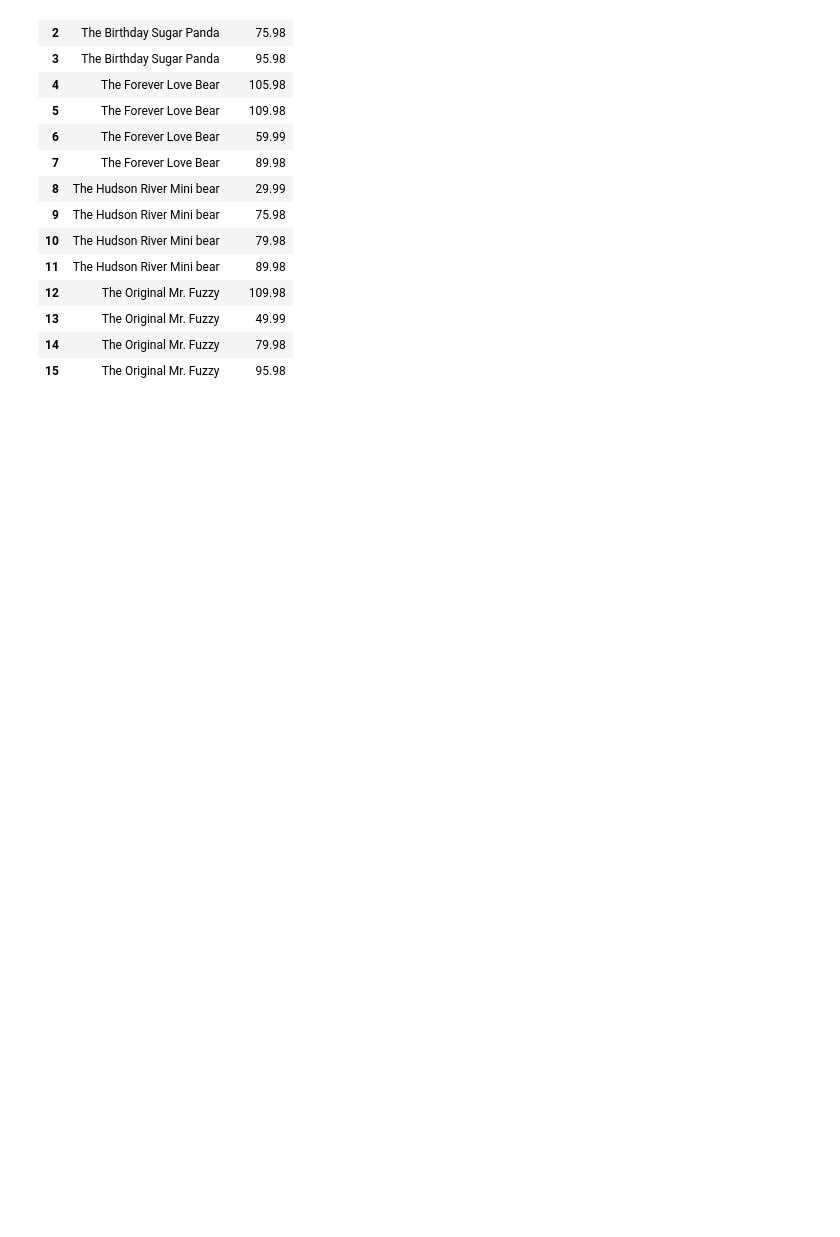
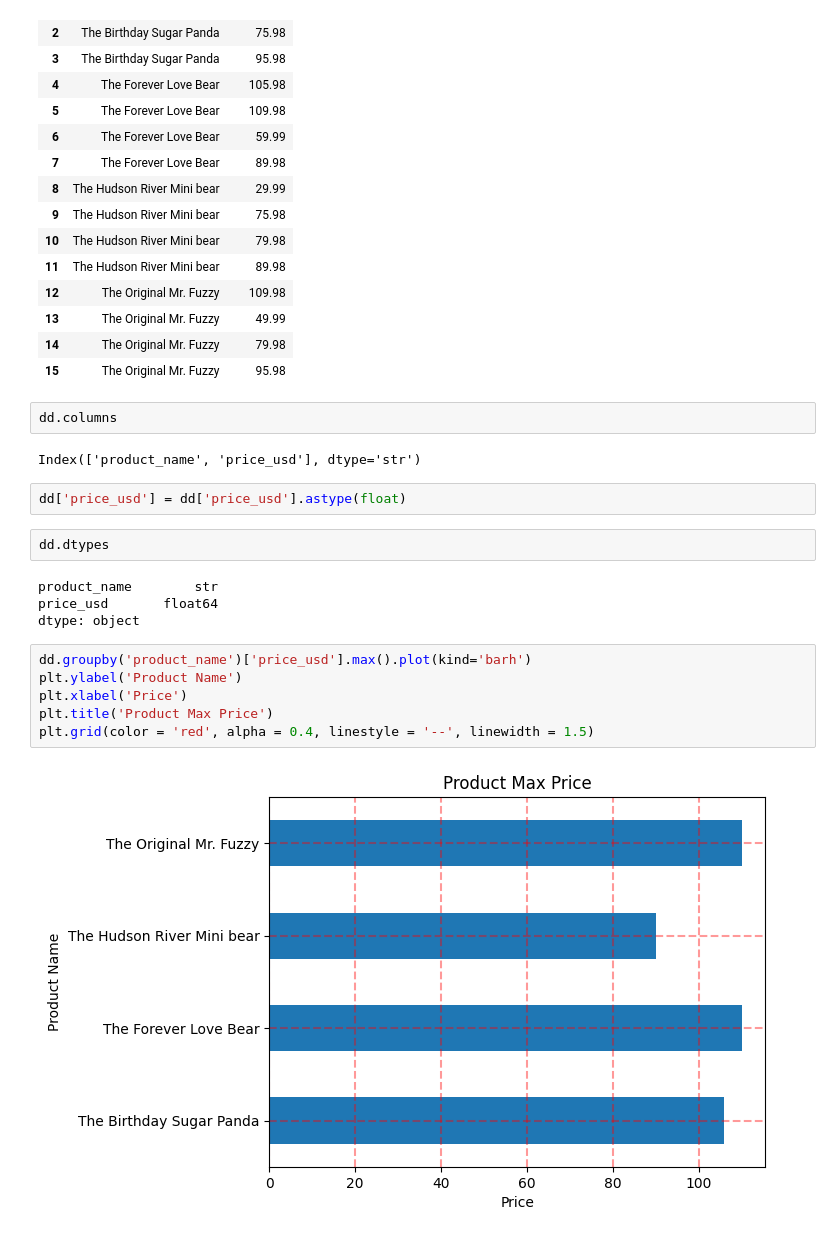
Before and after one commit to krasigarev/Python-Connection-With-SQL-Server, a Jupyter notebook: data_analysis_1.ipynb, the cells around one changed output. Saved outputs shown, nothing was run; the diff lists cells and outputs as text; blank space fills up the shorter version.

```diff
--- a/data_analysis_1.ipynb
+++ b/data_analysis_1.ipynb
@@ -114,3 +114,23 @@ dd
 | 13 | The Original Mr. Fuzzy | 49.99 |
 | 14 | The Original Mr. Fuzzy | 79.98 |
 | 15 | The Original Mr. Fuzzy | 95.98 |
+# %%
+dd.columns
+# %% [output]
+Index(['product_name', 'price_usd'], dtype='str')
+# %%
+dd['price_usd'] = dd['price_usd'].astype(float)
+# %%
+dd.dtypes
+# %% [output]
+product_name        str
+price_usd       float64
+dtype: object
+# %%
+dd.groupby('product_name')['price_usd'].max().plot(kind='barh')
+plt.ylabel('Product Name')
+plt.xlabel('Price')
+plt.title('Product Max Price')
+plt.grid(color = 'red', alpha = 0.4, linestyle = '--', linewidth = 1.5)
+# %% [output]
+[figure, added]
```
Also changed, not shown: parts of 1 cell of this notebook.
